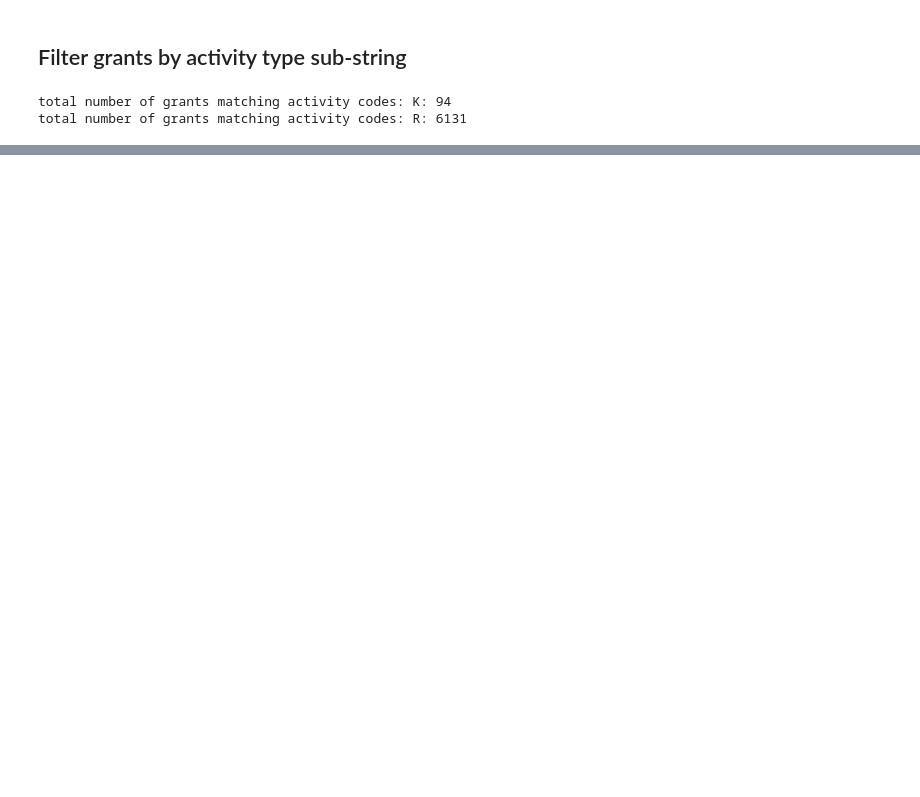
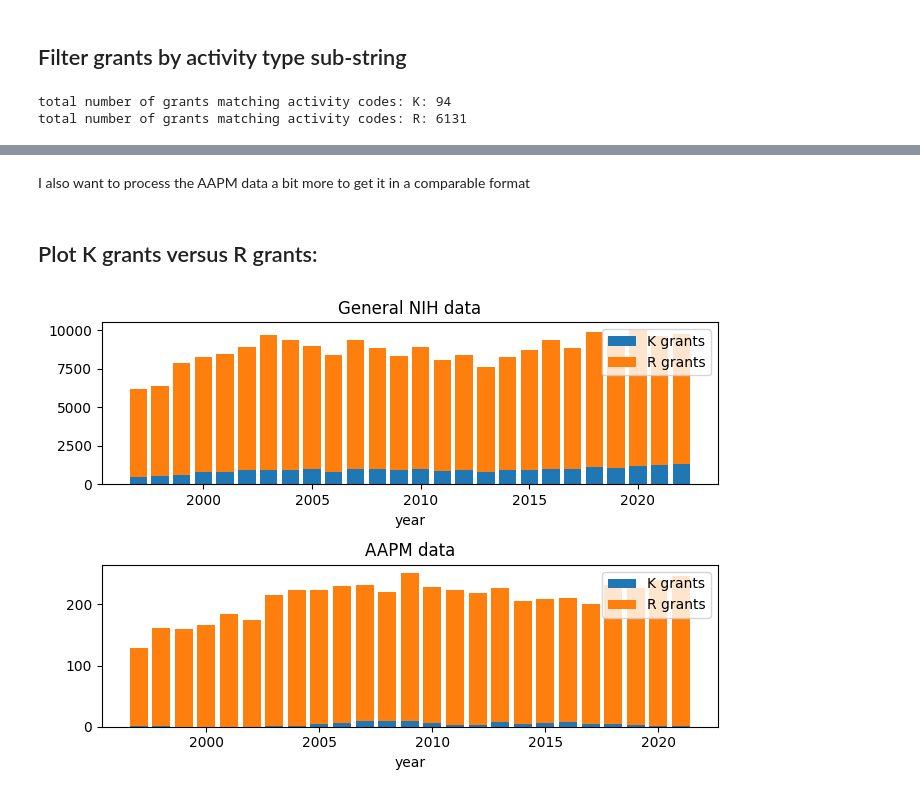
Before and after one commit to bwheelz36/AAPM_research_database_example, a Jupyter notebook: filter_grants_by_activity.ipynb, the cells around one changed output, grey strips where cells are left out. Cells and saved outputs as stored; diff of their text form; code cells hidden in the pictures; blank space fills up the shorter version.

```diff
--- a/filter_grants_by_activity.ipynb
+++ b/filter_grants_by_activity.ipynb
@@ -109,11 +111,13 @@ total number of grants matching activity codes: ['K99', 'K08', 'K22']: 20
 search_string = 'K'
 matching_grants_ind = all_grants['ACTIVITY'].str.contains('K')
 print(f'total number of grants matching activity codes: {search_string}: {np.count_nonzero(matching_grants_ind)}')
+K_grants = all_grants[matching_grants_ind]
 
 # filter activites containing a given string
 search_string = 'R'
 matching_grants_ind = all_grants['ACTIVITY'].str.contains('R')
 print(f'total number of grants matching activity codes: {search_string}: {np.count_nonzero(matching_grants_ind)}')
+R_grants = all_grants[matching_grants_ind]
 # %% [output]
 total number of grants matching activity codes: K: 94
 total number of grants matching activity codes: R: 6131
@@ -119,0 +159,42 @@ total number of grants matching activity codes: R: 6131
+# %% [markdown]
+I also want to process the AAPM data a bit more to get it in a comparable format
+# %%
+year_ind = R_grants.year >= 1997  # match NIH reporting
+R_grants = R_grants[year_ind]
+years = np.unique(R_grants.year)
+n_R_grants = []
+for year in years:
+    ind = R_grants.year == year
+    n_R_grants.append(np.count_nonzero(ind))
+
+year_ind = K_grants.year >= 1997  # match NIH reporting
+K_grants = K_grants[year_ind]
+n_k_grants = []
+for year in years:
+    ind = K_grants.year == year
+    n_k_grants.append(np.count_nonzero(ind))
+# %% [markdown]
+## Plot K grants versus R grants:
+# %%
+fig, ax = plt.subplots(nrows=2, ncols=1, figsize=[7, 5])
+bottom = np.zeros(len(NIH_years))
+p = ax[0].bar(NIH_years, NIH_data_K_grants, bottom=bottom, label='K grants')
+bottom = bottom + NIH_data_K_grants
+p = ax[0].bar(NIH_years, NIH_data_R_grants, bottom=bottom, label = 'R grants')
+ax[0].set_xlabel('year')
+ax[0].legend(loc="upper right")
+ax[0].set_title('General NIH data')
+
+
+bottom = np.zeros(len(years))
+p = ax[1].bar(years, n_k_grants, bottom=bottom, label='K grants')
+bottom = bottom + n_k_grants
+p = ax[1].bar(years, n_R_grants, bottom=bottom, label = 'R grants')
+ax[1].set_xlabel('year')
+ax[1].legend(loc="upper right")
+ax[1].set_title('AAPM data')
+
+plt.tight_layout()
+plt.show()
+# %% [output]
+[figure, added]
```
Also changed, not shown: parts of 6 cells of this notebook, 2 other files.
